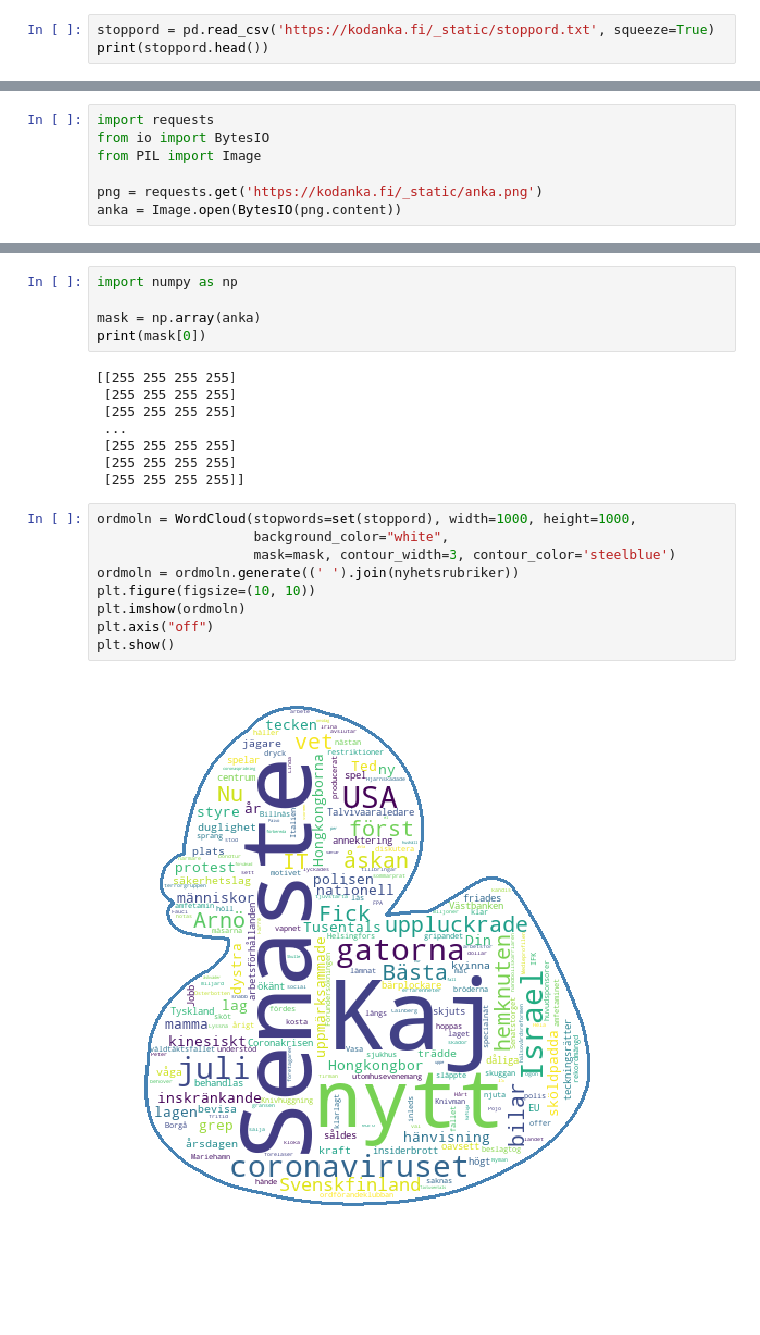
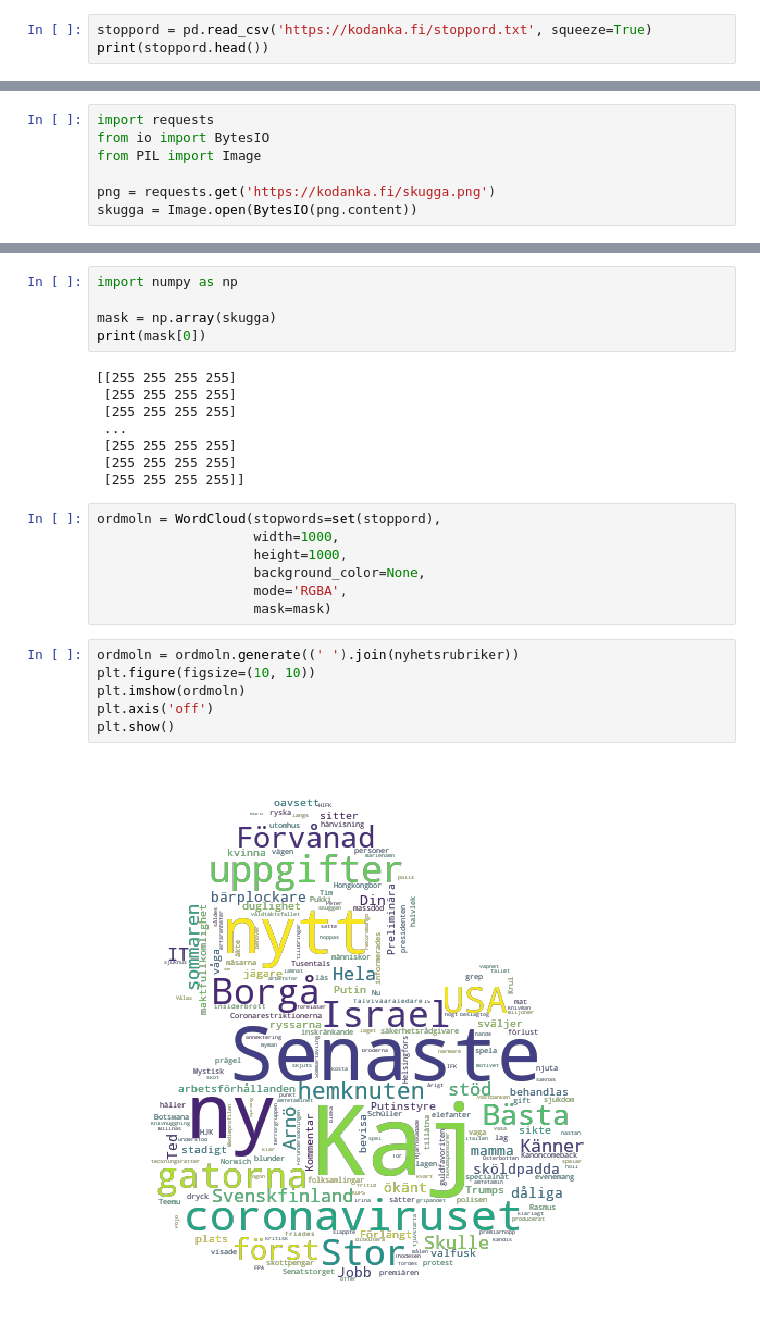
Before and after one commit to kodanka/kodanka.fi, a Jupyter notebook: ordmoln.ipynb, the cells around one changed output, grey strips where cells are left out. Cells and saved outputs as stored; diff of their text form; blank space fills up the shorter version.

Commit message:
Update word cloud (#44)
* Update word cloud

* Run cells

Co-authored-by: GitHub Action <action@github.com>

````diff
--- a/ordmoln.ipynb
+++ b/ordmoln.ipynb
@@ -15,6 +15,6 @@ print(nyhetsrubriker.head())
 Name: Rubrik, dtype: object
 # %%
-stoppord = pd.read_csv('https://kodanka.fi/_static/stoppord.txt', squeeze=True)
+stoppord = pd.read_csv('https://kodanka.fi/stoppord.txt', squeeze=True)
 print(stoppord.head())
 # %% [output]
 0    adertonde
@@ -44,5 +46,5 @@ import requests
 from io import BytesIO
 from PIL import Image
 
-png = requests.get('https://kodanka.fi/_static/anka.png')
-anka = Image.open(BytesIO(png.content))
+png = requests.get('https://kodanka.fi/skugga.png')
+skugga = Image.open(BytesIO(png.content))
@@ -53,7 +53,7 @@ anka
 # %%
 import numpy as np
 
-mask = np.array(anka)
+mask = np.array(skugga)
 print(mask[0])
 # %% [output]
 [[255 255 255 255]
@@ -63,17 +63,21 @@ print(mask[0])
  [255 255 255 255]
  [255 255 255 255]
  [255 255 255 255]]
+# %%
+ordmoln = WordCloud(stopwords=set(stoppord),
+                    width=1000,
+                    height=1000,
+                    background_color=None,
+                    mode='RGBA',
+                    mask=mask)
 # %%
-ordmoln = WordCloud(stopwords=set(stoppord), width=1000, height=1000,
-                    background_color="white",
-                    mask=mask, contour_width=3, contour_color='steelblue')
 ordmoln = ordmoln.generate((' ').join(nyhetsrubriker))
 plt.figure(figsize=(10, 10))
 plt.imshow(ordmoln)
-plt.axis("off")
+plt.axis('off')
 plt.show()
 # %% [output]
-[figure, old version]
+[figure, new version]
 # %% [markdown]
 ```
 import pandas as pd
````
Also changed, not shown: parts of 8 cells of this notebook.
